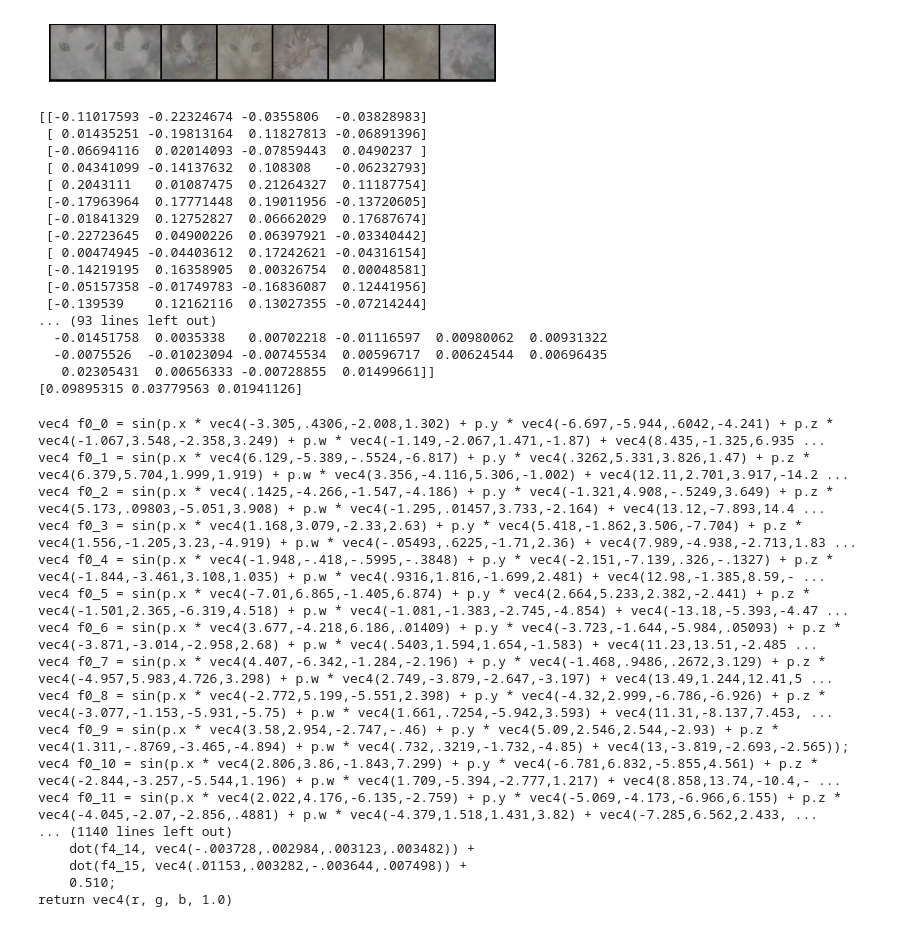
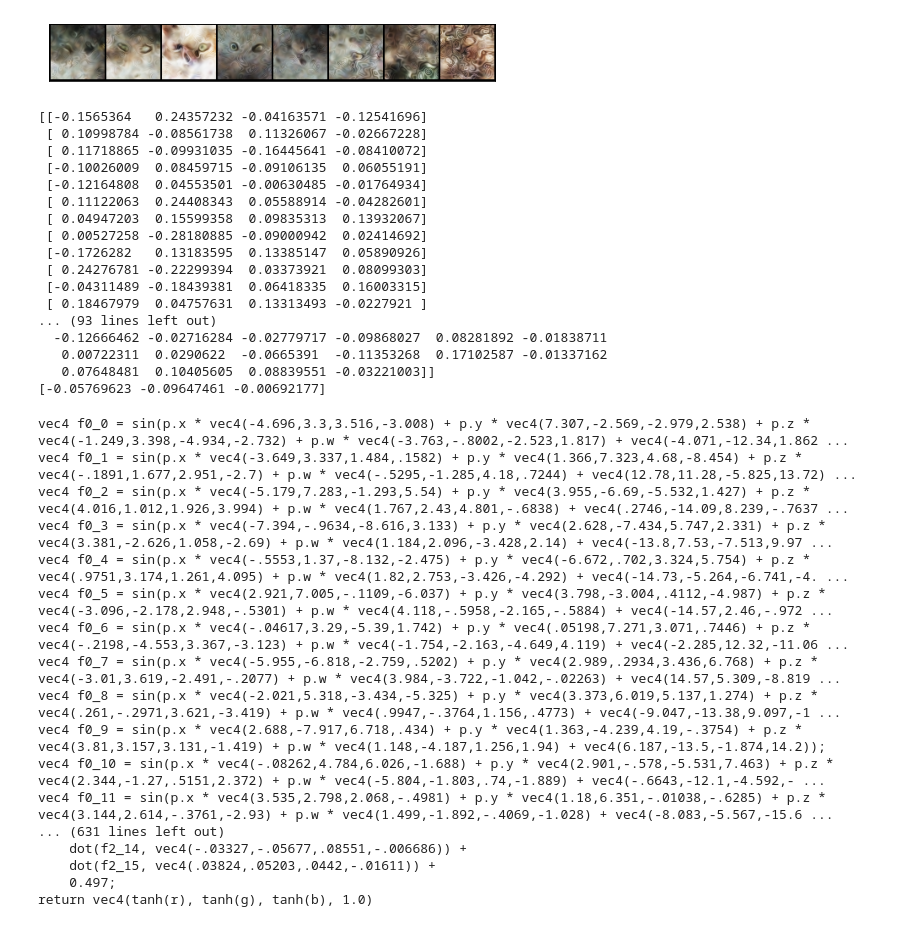
Before and after one commit to ognis1205/siren-gan, a Jupyter notebook: notebooks/SIREN-GAN.ipynb, the cells around one changed output. Saved outputs shown, nothing was run; the diff lists cells and outputs as text; code cells hidden in the pictures.

```diff
--- a/notebooks/SIREN-GAN.ipynb
+++ b/notebooks/SIREN-GAN.ipynb
@@ -6,17 +6,17 @@ from siren.models.sirengan import Model as SIRENGAN
 from siren.models.generate import walk
 # %%
 model = SIRENGAN()
-model.load(Path('../models/sirengan').expanduser())
+model.load(Path('../models/sirengan_cats').expanduser())
 # %%
 walk(
     model,
     torch.FloatTensor(1, 2),
     torch.randn(1, 2),
     torch.randn(1, 2),
     8,
-    Path('../reports/figures/sirengan'))
+    Path('../reports/figures/sirengan_cats'))
 # %% [output]
-[figure, old version]
+[figure, new version]
 # %%
 from siren.shader.utils import dump, serialize
 
@@ -25,45 +25,45 @@ in_b = dump(model.G.main[0].linear.bias)
 print(in_w)
 print(in_b)
 
-out_w = dump(model.G.main[-1].weight)
-out_b = dump(model.G.main[-1].bias)
+out_w = dump(model.G.main[-2].weight)
+out_b = dump(model.G.main[-2].bias)
 print(out_w)
 print(out_b)
 # %% [output]
-[[-0.11017593 -0.22324674 -0.0355806  -0.03828983]
- [ 0.01435251 -0.19813164  0.11827813 -0.06891396]
- [-0.06694116  0.02014093 -0.07859443  0.0490237 ]
- [ 0.04341099 -0.14137632  0.108308   -0.06232793]
- [ 0.2043111   0.01087475  0.21264327  0.11187754]
- [-0.17963964  0.17771448  0.19011956 -0.13720605]
- [-0.01841329  0.12752827  0.06662029  0.17687674]
- [-0.22723645  0.04900226  0.06397921 -0.03340442]
- [ 0.00474945 -0.04403612  0.17242621 -0.04316154]
- [-0.14219195  0.16358905  0.00326754  0.00048581]
- [-0.05157358 -0.01749783 -0.16836087  0.12441956]
- [-0.139539    0.12162116  0.13027355 -0.07214244]
+[[-0.1565364   0.24357232 -0.04163571 -0.12541696]
+ [ 0.10998784 -0.08561738  0.11326067 -0.02667228]
+ [ 0.11718865 -0.09931035 -0.16445641 -0.08410072]
+ [-0.10026009  0.08459715 -0.09106135  0.06055191]
+ [-0.12164808  0.04553501 -0.00630485 -0.01764934]
+ [ 0.11122063  0.24408343  0.05588914 -0.04282601]
+ [ 0.04947203  0.15599358  0.09835313  0.13932067]
+ [ 0.00527258 -0.28180885 -0.09000942  0.02414692]
+ [-0.1726282   0.13183595  0.13385147  0.05890926]
+ [ 0.24276781 -0.22299394  0.03373921  0.08099303]
+ [-0.04311489 -0.18439381  0.06418335  0.16003315]
+ [ 0.18467979  0.04757631  0.13313493 -0.0227921 ]
 ... (93 lines left out)
-  -0.01451758  0.0035338   0.00702218 -0.01116597  0.00980062  0.00931322
-  -0.0075526  -0.01023094 -0.00745534  0.00596717  0.00624544  0.00696435
-   0.02305431  0.00656333 -0.00728855  0.01499661]]
-[0.09895315 0.03779563 0.01941126]
+  -0.12666462 -0.02716284 -0.02779717 -0.09868027  0.08281892 -0.01838711
+   0.00722311  0.0290622  -0.0665391  -0.11353268  0.17102587 -0.01337162
+   0.07648481  0.10405605  0.08839551 -0.03221003]]
+[-0.05769623 -0.09647461 -0.00692177]
 # %%
 serialize(model.G, 'f')
 # %% [output]
-vec4 f0_0 = sin(p.x * vec4(-3.305,.4306,-2.008,1.302) + p.y * vec4(-6.697,-5.944,.6042,-4.241) + p.z * vec4(-1.067,3.548,-2.358,3.249) + p.w * vec4(-1.149,-2.067,1.471,-1.87) + vec4(8.435,-1.325,6.935 ...
-vec4 f0_1 = sin(p.x * vec4(6.129,-5.389,-.5524,-6.817) + p.y * vec4(.3262,5.331,3.826,1.47) + p.z * vec4(6.379,5.704,1.999,1.919) + p.w * vec4(3.356,-4.116,5.306,-1.002) + vec4(12.11,2.701,3.917,-14.2 ...
-vec4 f0_2 = sin(p.x * vec4(.1425,-4.266,-1.547,-4.186) + p.y * vec4(-1.321,4.908,-.5249,3.649) + p.z * vec4(5.173,.09803,-5.051,3.908) + p.w * vec4(-1.295,.01457,3.733,-2.164) + vec4(13.12,-7.893,14.4 ...
-vec4 f0_3 = sin(p.x * vec4(1.168,3.079,-2.33,2.63) + p.y * vec4(5.418,-1.862,3.506,-7.704) + p.z * vec4(1.556,-1.205,3.23,-4.919) + p.w * vec4(-.05493,.6225,-1.71,2.36) + vec4(7.989,-4.938,-2.713,1.83 ...
-vec4 f0_4 = sin(p.x * vec4(-1.948,-.418,-.5995,-.3848) + p.y * vec4(-2.151,-7.139,.326,-.1327) + p.z * vec4(-1.844,-3.461,3.108,1.035) + p.w * vec4(.9316,1.816,-1.699,2.481) + vec4(12.98,-1.385,8.59,- ...
-vec4 f0_5 = sin(p.x * vec4(-7.01,6.865,-1.405,6.874) + p.y * vec4(2.664,5.233,2.382,-2.441) + p.z * vec4(-1.501,2.365,-6.319,4.518) + p.w * vec4(-1.081,-1.383,-2.745,-4.854) + vec4(-13.18,-5.393,-4.47 ...
-vec4 f0_6 = sin(p.x * vec4(3.677,-4.218,6.186,.01409) + p.y * vec4(-3.723,-1.644,-5.984,.05093) + p.z * vec4(-3.871,-3.014,-2.958,2.68) + p.w * vec4(.5403,1.594,1.654,-1.583) + vec4(11.23,13.51,-2.485 ...
-vec4 f0_7 = sin(p.x * vec4(4.407,-6.342,-1.284,-2.196) + p.y * vec4(-1.468,.9486,.2672,3.129) + p.z * vec4(-4.957,5.983,4.726,3.298) + p.w * vec4(2.749,-3.879,-2.647,-3.197) + vec4(13.49,1.244,12.41,5 ...
-vec4 f0_8 = sin(p.x * vec4(-2.772,5.199,-5.551,2.398) + p.y * vec4(-4.32,2.999,-6.786,-6.926) + p.z * vec4(-3.077,-1.153,-5.931,-5.75) + p.w * vec4(1.661,.7254,-5.942,3.593) + vec4(11.31,-8.137,7.453, ...
-vec4 f0_9 = sin(p.x * vec4(3.58,2.954,-2.747,-.46) + p.y * vec4(5.09,2.546,2.544,-2.93) + p.z * vec4(1.311,-.8769,-3.465,-4.894) + p.w * vec4(.732,.3219,-1.732,-4.85) + vec4(13,-3.819,-2.693,-2.565));
-vec4 f0_10 = sin(p.x * vec4(2.806,3.86,-1.843,7.299) + p.y * vec4(-6.781,6.832,-5.855,4.561) + p.z * vec4(-2.844,-3.257,-5.544,1.196) + p.w * vec4(1.709,-5.394,-2.777,1.217) + vec4(8.858,13.74,-10.4,- ...
-vec4 f0_11 = sin(p.x * vec4(2.022,4.176,-6.135,-2.759) + p.y * vec4(-5.069,-4.173,-6.966,6.155) + p.z * vec4(-4.045,-2.07,-2.856,.4881) + p.w * vec4(-4.379,1.518,1.431,3.82) + vec4(-7.285,6.562,2.433, ...
-... (1140 lines left out)
-    dot(f4_14, vec4(-.003728,.002984,.003123,.003482)) +
-    dot(f4_15, vec4(.01153,.003282,-.003644,.007498)) +
-    0.510;
-return vec4(r, g, b, 1.0)
+vec4 f0_0 = sin(p.x * vec4(-4.696,3.3,3.516,-3.008) + p.y * vec4(7.307,-2.569,-2.979,2.538) + p.z * vec4(-1.249,3.398,-4.934,-2.732) + p.w * vec4(-3.763,-.8002,-2.523,1.817) + vec4(-4.071,-12.34,1.862 ...
+vec4 f0_1 = sin(p.x * vec4(-3.649,3.337,1.484,.1582) + p.y * vec4(1.366,7.323,4.68,-8.454) + p.z * vec4(-.1891,1.677,2.951,-2.7) + p.w * vec4(-.5295,-1.285,4.18,.7244) + vec4(12.78,11.28,-5.825,13.72) ...
+vec4 f0_2 = sin(p.x * vec4(-5.179,7.283,-1.293,5.54) + p.y * vec4(3.955,-6.69,-5.532,1.427) + p.z * vec4(4.016,1.012,1.926,3.994) + p.w * vec4(1.767,2.43,4.801,-.6838) + vec4(.2746,-14.09,8.239,-.7637 ...
+vec4 f0_3 = sin(p.x * vec4(-7.394,-.9634,-8.616,3.133) + p.y * vec4(2.628,-7.434,5.747,2.331) + p.z * vec4(3.381,-2.626,1.058,-2.69) + p.w * vec4(1.184,2.096,-3.428,2.14) + vec4(-13.8,7.53,-7.513,9.97 ...
+vec4 f0_4 = sin(p.x * vec4(-.5553,1.37,-8.132,-2.475) + p.y * vec4(-6.672,.702,3.324,5.754) + p.z * vec4(.9751,3.174,1.261,4.095) + p.w * vec4(1.82,2.753,-3.426,-4.292) + vec4(-14.73,-5.264,-6.741,-4. ...
+vec4 f0_5 = sin(p.x * vec4(2.921,7.005,-.1109,-6.037) + p.y * vec4(3.798,-3.004,.4112,-4.987) + p.z * vec4(-3.096,-2.178,2.948,-.5301) + p.w * vec4(4.118,-.5958,-2.165,-.5884) + vec4(-14.57,2.46,-.972 ...
+vec4 f0_6 = sin(p.x * vec4(-.04617,3.29,-5.39,1.742) + p.y * vec4(.05198,7.271,3.071,.7446) + p.z * vec4(-.2198,-4.553,3.367,-3.123) + p.w * vec4(-1.754,-2.163,-4.649,4.119) + vec4(-2.285,12.32,-11.06 ...
+vec4 f0_7 = sin(p.x * vec4(-5.955,-6.818,-2.759,.5202) + p.y * vec4(2.989,.2934,3.436,6.768) + p.z * vec4(-3.01,3.619,-2.491,-.2077) + p.w * vec4(3.984,-3.722,-1.042,-.02263) + vec4(14.57,5.309,-8.819 ...
+vec4 f0_8 = sin(p.x * vec4(-2.021,5.318,-3.434,-5.325) + p.y * vec4(3.373,6.019,5.137,1.274) + p.z * vec4(.261,-.2971,3.621,-3.419) + p.w * vec4(.9947,-.3764,1.156,.4773) + vec4(-9.047,-13.38,9.097,-1 ...
+vec4 f0_9 = sin(p.x * vec4(2.688,-7.917,6.718,.434) + p.y * vec4(1.363,-4.239,4.19,-.3754) + p.z * vec4(3.81,3.157,3.131,-1.419) + p.w * vec4(1.148,-4.187,1.256,1.94) + vec4(6.187,-13.5,-1.874,14.2));
+vec4 f0_10 = sin(p.x * vec4(-.08262,4.784,6.026,-1.688) + p.y * vec4(2.901,-.578,-5.531,7.463) + p.z * vec4(2.344,-1.27,.5151,2.372) + p.w * vec4(-5.804,-1.803,.74,-1.889) + vec4(-.6643,-12.1,-4.592,- ...
+vec4 f0_11 = sin(p.x * vec4(3.535,2.798,2.068,-.4981) + p.y * vec4(1.18,6.351,-.01038,-.6285) + p.z * vec4(3.144,2.614,-.3761,-2.93) + p.w * vec4(1.499,-1.892,-.4069,-1.028) + vec4(-8.083,-5.567,-15.6 ...
+... (631 lines left out)
+    dot(f2_14, vec4(-.03327,-.05677,.08551,-.006686)) +
+    dot(f2_15, vec4(.03824,.05203,.0442,-.01611)) +
+    0.497;
+return vec4(tanh(r), tanh(g), tanh(b), 1.0)
```
